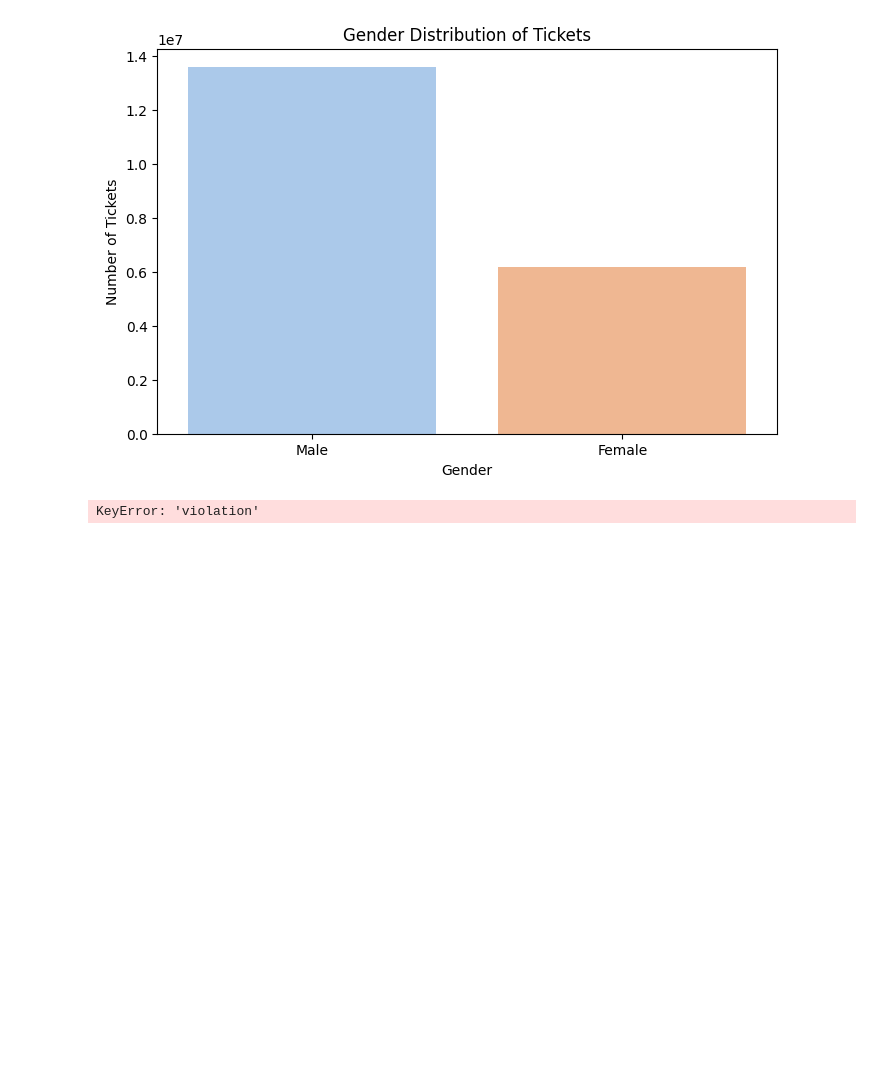
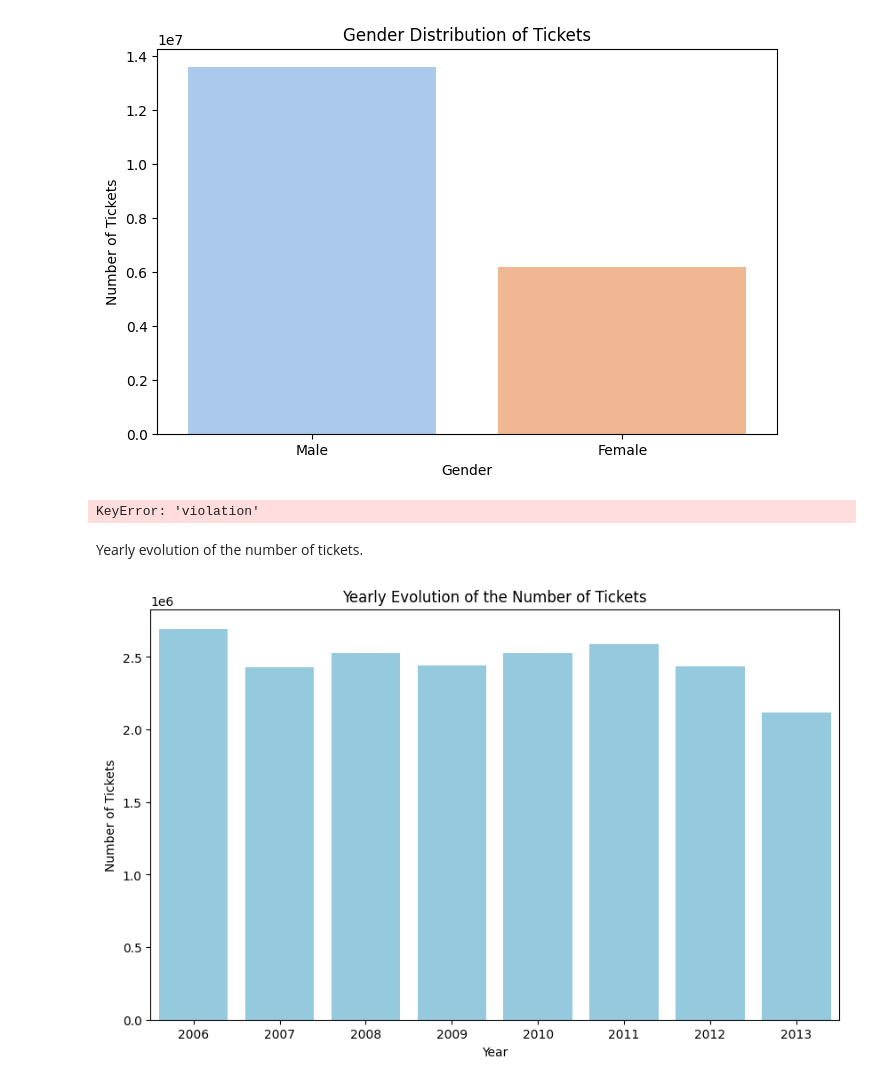
Before and after one commit to Luxchar/Criminalysis, a Jupyter notebook: notebooks/visualization.ipynb, the cells around one changed output. Drawn from its saved outputs; the diff is of its cells as text; code cells hidden in the pictures; blank space fills up the shorter version.

Commit message:
Plots

```diff
--- a/notebooks/visualization.ipynb
+++ b/notebooks/visualization.ipynb
@@ -218,3 +217,21 @@ plt.ylabel('Number of Tickets')
 plt.show()
 # %% [output]
 KeyError: 'violation'
+# %% [markdown]
+Yearly evolution of the number of tickets.
+# %%
+df['timestamp'] = pd.to_datetime(df['timestamp'])
+
+df['year'] = df['timestamp'].dt.year
+
+tickets_per_year = df.groupby('year').size()
+
+# Plot avec Seaborn
+plt.figure(figsize=(10, 6))
+sns.barplot(x=tickets_per_year.index, y=tickets_per_year, color='skyblue')
+plt.title('Yearly Evolution of the Number of Tickets')
+plt.xlabel('Year')
+plt.ylabel('Number of Tickets')
+plt.show()
+# %% [output]
+[figure, added]
```
Also changed, not shown: parts of 4 cells of this notebook, 2 other files.
